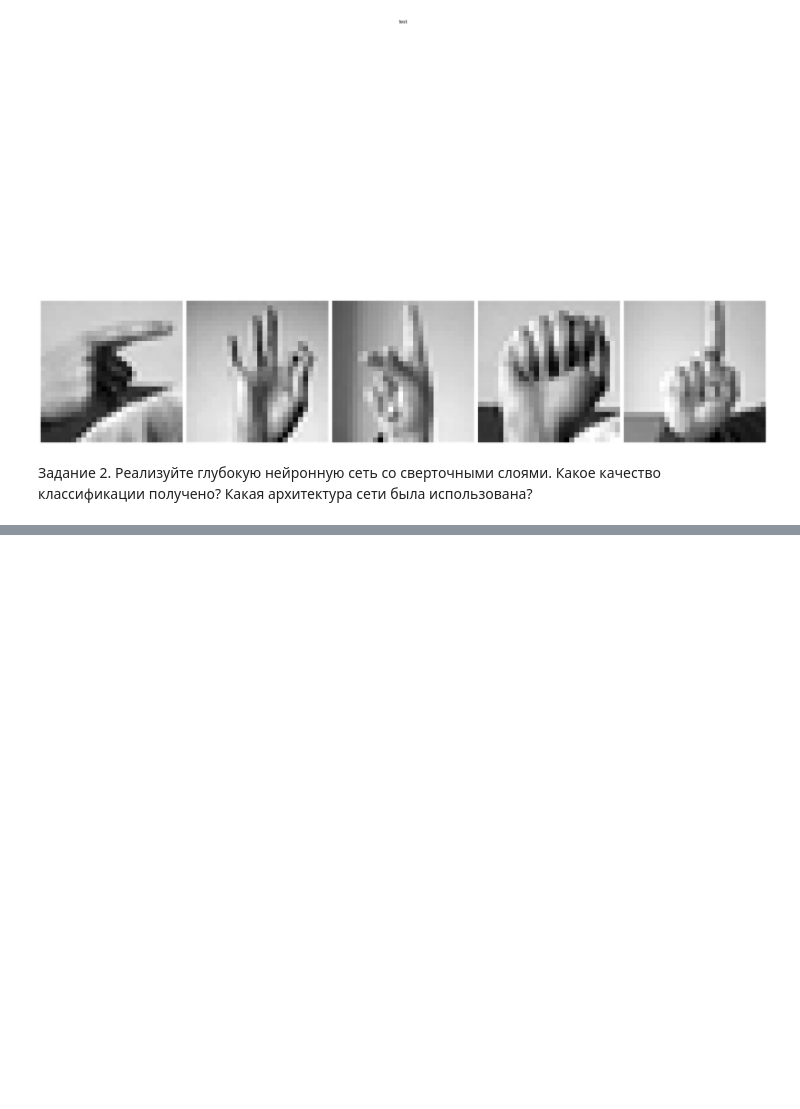
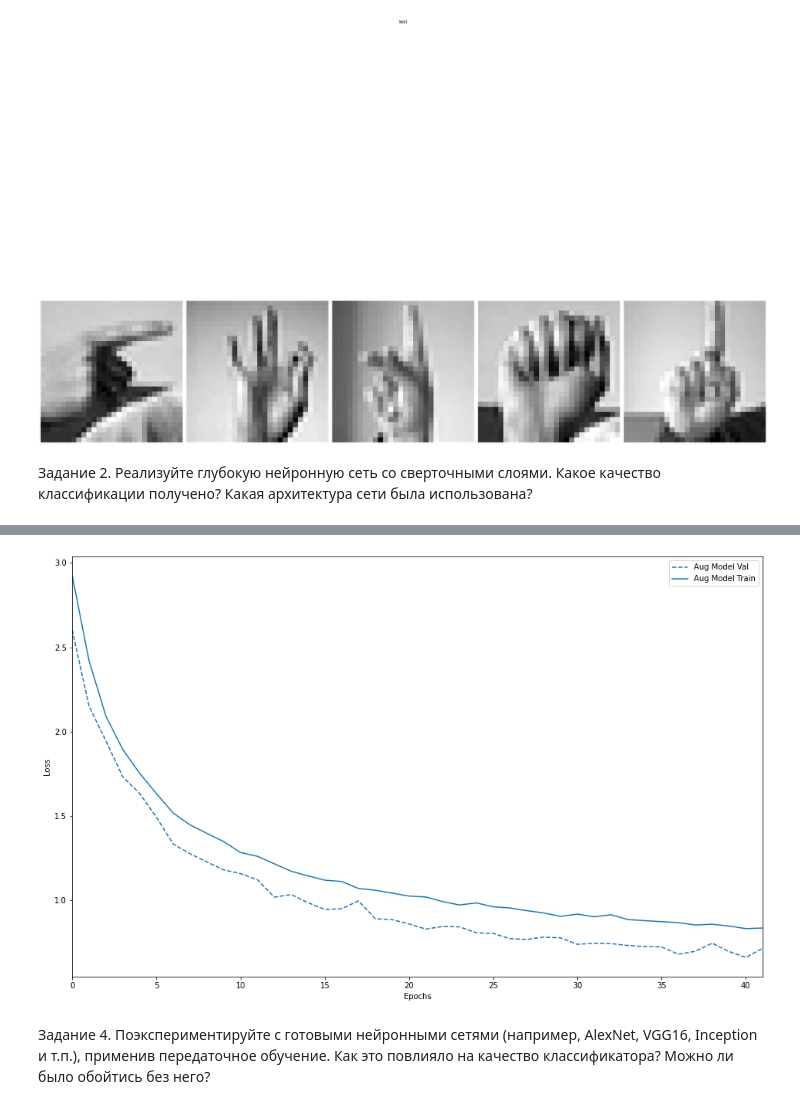
Before and after one commit to ErmolkinVlad/machine_learning042, a Jupyter notebook: lab006/lab006.ipynb, the cells around one changed output, grey strips where cells are left out. Drawn from its saved outputs; the diff is of its cells as text; code cells hidden in the pictures; blank space fills up the shorter version.

```diff
--- a/lab006/lab006.ipynb
+++ b/lab006/lab006.ipynb
@@ -95,0 +165,27 @@ print('\nТочность на проверочных данных:', test_acc)
+# %%
+l2_regularization = 1e-4
+num_classes = max(classes) + 1
+
+aug_model = keras.Sequential([
+    keras.layers.Conv2D(32, 3, activation='relu', padding='same', input_shape=(28, 28, 1)),
+    keras.layers.MaxPooling2D(pool_size=(2, 2)),
+
+    keras.layers.Conv2D(64, 3, activation='relu', padding='same'),
+    keras.layers.MaxPooling2D(pool_size=(2, 2)),
+
+    keras.layers.Flatten(),
+    keras.layers.Dense(units=512, activation='relu', kernel_regularizer=regularizers.l2(l2_regularization)),
+    keras.layers.Dropout(0.25),
+
+    keras.layers.Dense(units=num_classes, activation = 'softmax')
+])
+
+aug_model.compile(optimizer='adam',
+              loss='sparse_categorical_crossentropy',
+              metrics=['accuracy'])
+
+aug_model.summary()
+aug_model_history = aug_model.fit(aug_train_image_gen, epochs=42, validation_data=aug_valid_image_gen)
+test_loss, test_acc = aug_model.evaluate(aug_test_image_gen, verbose=2)
+
+print('\nТочность на проверочных данных:', test_acc)
@@ -95,0 +210,7 @@ print('\nТочность на проверочных данных:', test_acc)
+# %%
+plot_history([('aug model', aug_model_history)], key='loss')
+# %% [output]
+[figure, added]
+# %% [markdown]
+Задание 4.
+Поэкспериментируйте с готовыми нейронными сетями (например, AlexNet, VGG16, Inception и т.п.), применив передаточное обучение. Как это повлияло на качество классификатора? Можно ли было обойтись без него?
```
Also changed, not shown: parts of 13 cells of this notebook, 1 other file.
